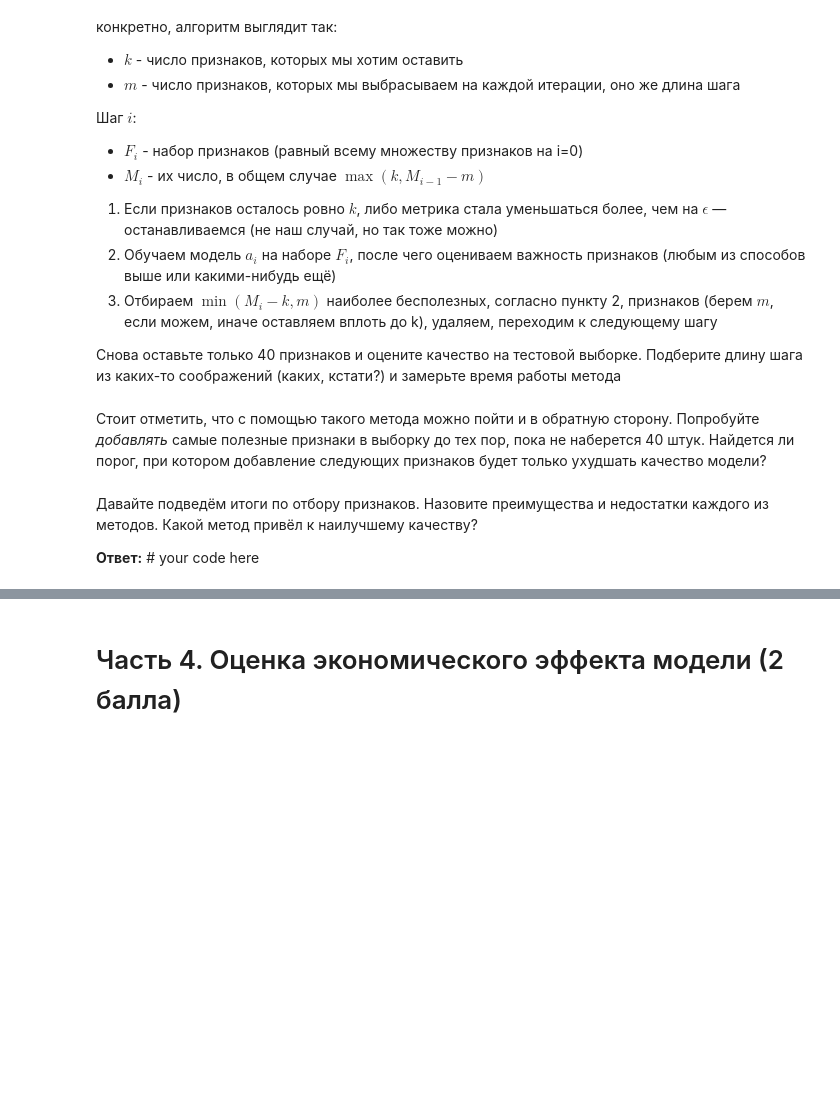
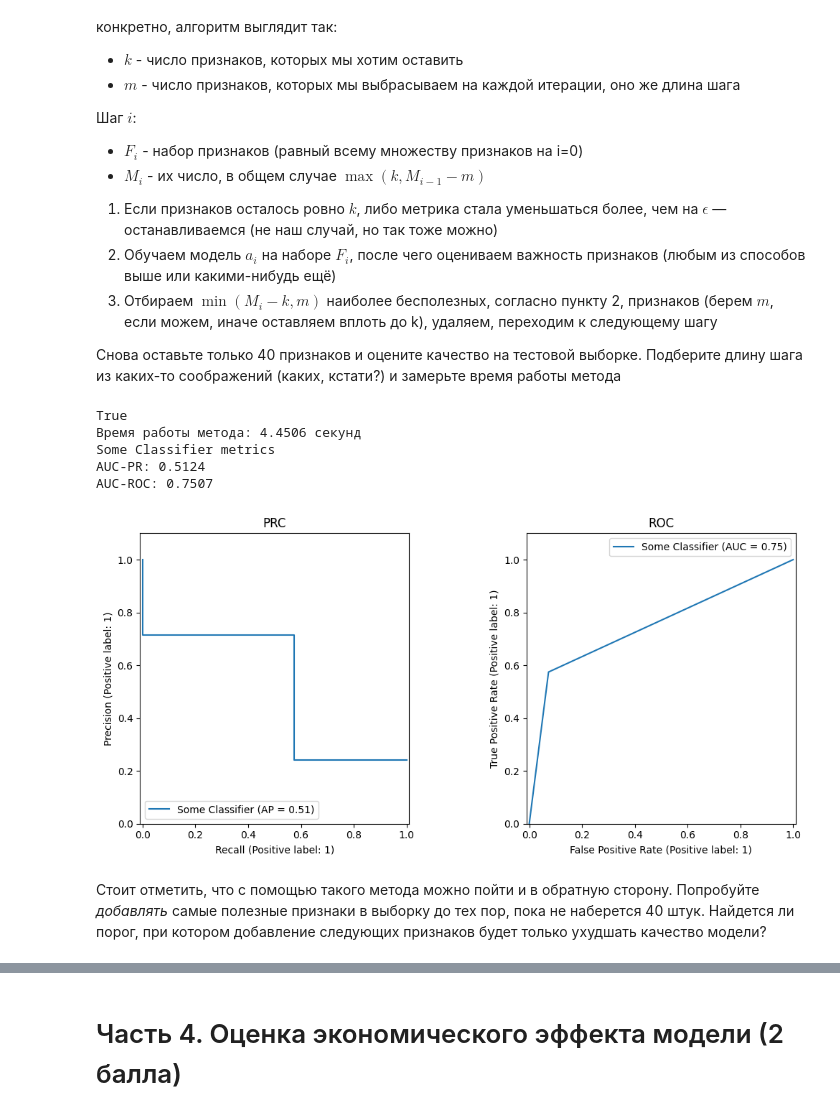
Before and after one commit to AndreiPolischuk/ML_HOMEWORKS, a Jupyter notebook: HW4/homework_practice_04_linclass-PolischukAndrei.ipynb, the cells around one changed output, grey strips where cells are left out. Drawn from its saved outputs; the diff is of its cells as text; code cells hidden in the pictures; blank space fills up the shorter version.

```diff
--- a/HW4/homework_practice_04_linclass-PolischukAndrei.ipynb
+++ b/HW4/homework_practice_04_linclass-PolischukAndrei.ipynb
@@ -1442,2 +1539,55 @@ $$t(j) = \frac{|\mu_+ - \mu_-|}{\sqrt{\frac{n_+ \sigma^2_+ + n_- \sigma^2_-}{n_+
+# %%
+def greedy_feature_selection(X_train, y_train, k, m):
+    current_features = X_train.columns.tolist()
+
+    selected_features = current_features
+
+    while len(current_features) > k:
+
+        model = LogisticRegression()
+        model.fit(X_train[current_features], y_train)
+
+        importance = np.abs(model.coef_[0])
+        importance_sorted_idx = np.argsort(importance)
+
+        num_to_remove = min(len(current_features) - k, m)
+        features_to_remove = [current_features[i] for i in importance_sorted_idx[:num_to_remove]]
+
+        current_features = [f for f in current_features if f not in features_to_remove]
+
+
+
+        selected_features = current_features
+
+    return selected_features, model
+
+k = 40
+m = 5
+
+start_time = time.time()
+
+print(set(X_test.columns) ==set(X_train.columns))
+
+selected_features, model = greedy_feature_selection(X_train, y_train, k, m)
+
+end_time = time.time()
+selection_time = end_time - start_time
+
+model.fit(X_train[selected_features], y_train)
+
+y_pred = model.predict(X_test[selected_features])
+
+
+
+print(f"Время работы метода: {selection_time:.4f} секунд")
+
+depict_pr_roc(y_test, y_pred)
+# %% [output]
+True
+Время работы метода: 4.4506 секунд
+Some Classifier metrics
+AUC-PR: 0.5124
+AUC-ROC: 0.7507
+[figure, added]
 # %% [markdown]
 Стоит отметить, что с помощью такого метода можно пойти и в обратную сторону. Попробуйте _добавлять_ самые полезные признаки в выборку до тех пор, пока не наберется 40 штук. Найдется ли порог, при котором добавление следующих признаков будет только ухудшать качество модели?
@@ -1446,4 +1593,0 @@ $$t(j) = \frac{|\mu_+ - \mu_-|}{\sqrt{\frac{n_+ \sigma^2_+ + n_- \sigma^2_-}{n_+
-# %% [markdown]
-Давайте подведём итоги по отбору признаков. Назовите преимущества и недостатки каждого из методов. Какой метод привёл к наилучшему качеству?
-
-**Ответ:** # your code here
```
Also changed, not shown: parts of 18 cells of this notebook, 4 other files.
